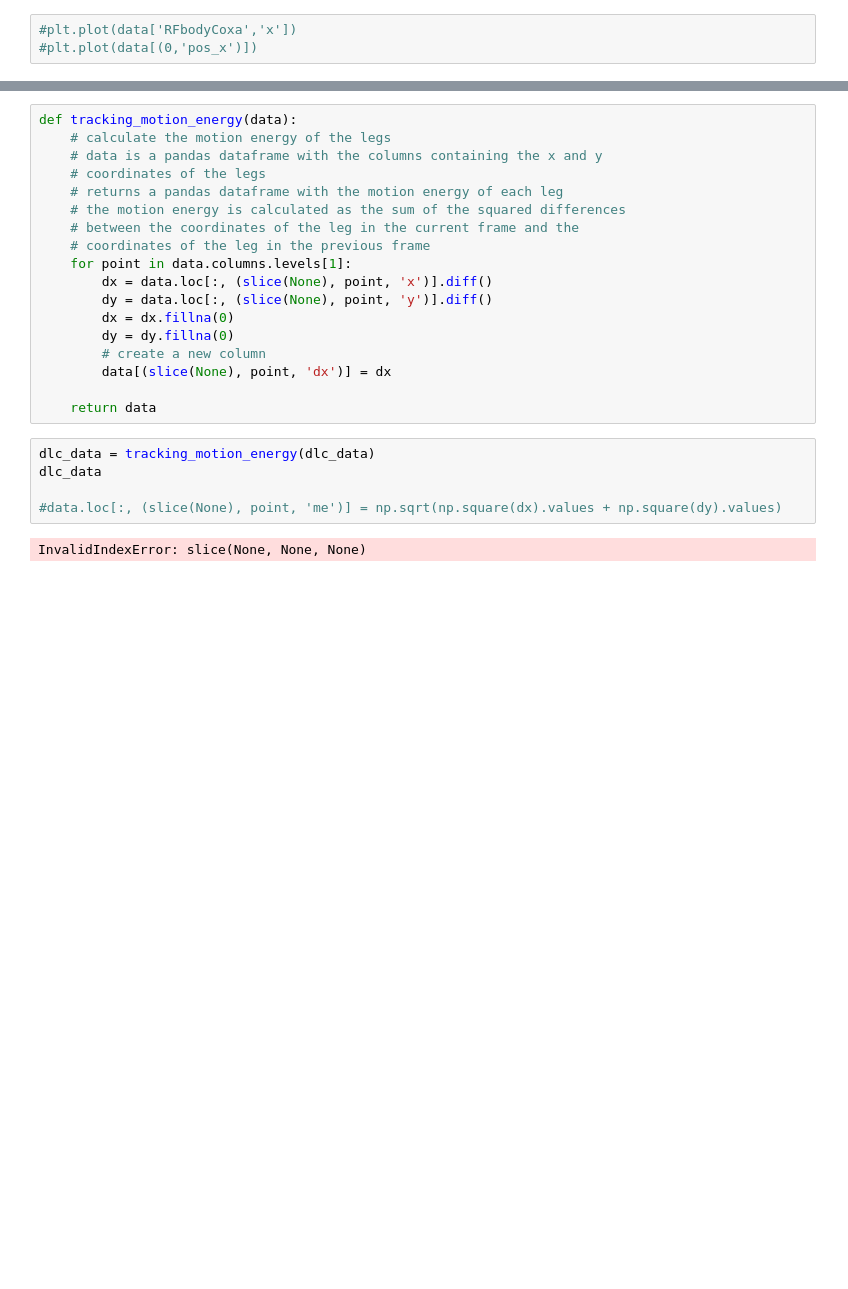
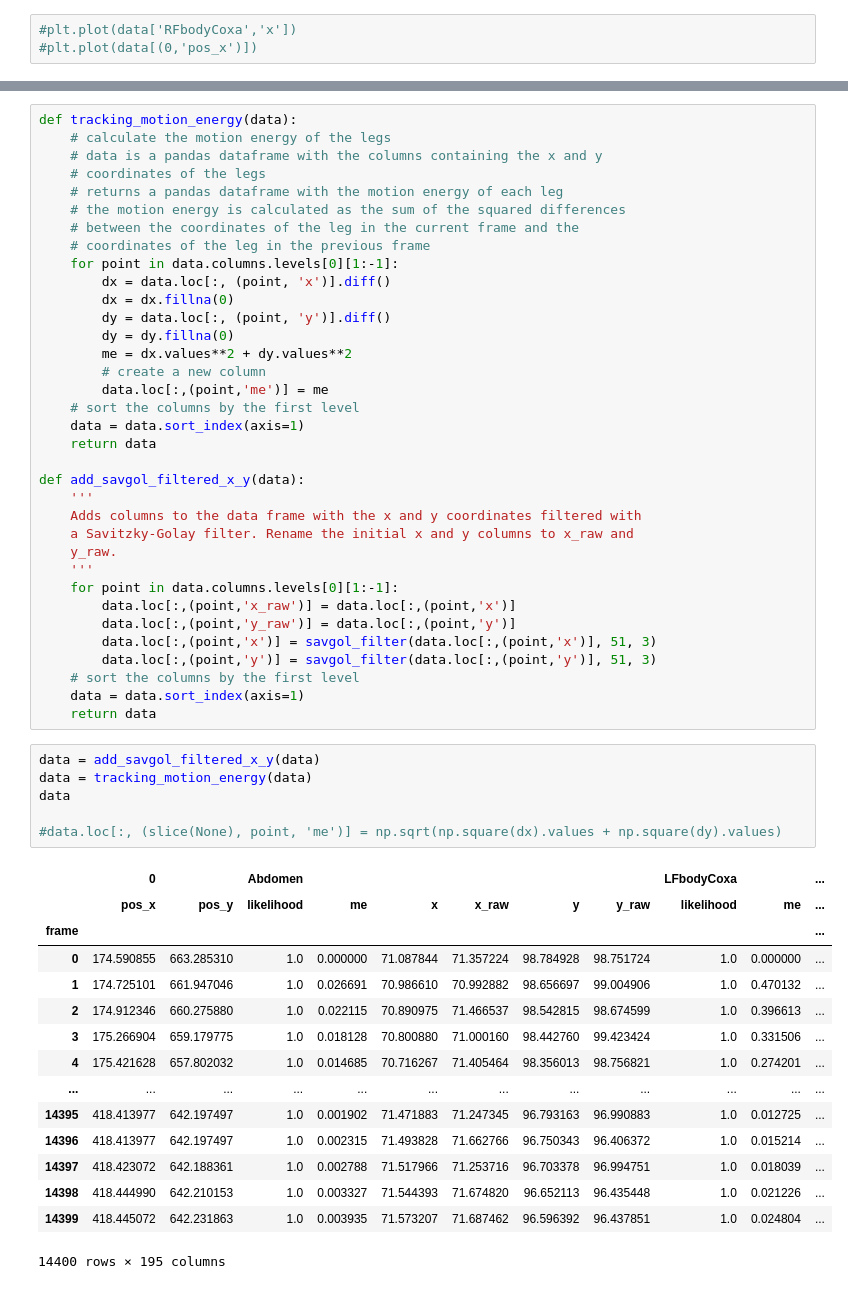
Before and after one commit to NeLy-EPFL/dn_networks, a Jupyter notebook: dn_experiments/optobot_test_ground.ipynb, the cells around one changed output, grey strips where cells are left out. Cells and saved outputs as stored; diff of their text form; blank space fills up the shorter version.

```diff
--- a/dn_experiments/optobot_test_ground.ipynb
+++ b/dn_experiments/optobot_test_ground.ipynb
@@ -172,19 +150,51 @@ def tracking_motion_energy(data):
     # the motion energy is calculated as the sum of the squared differences
     # between the coordinates of the leg in the current frame and the
     # coordinates of the leg in the previous frame
-    for point in data.columns.levels[1]:
-        dx = data.loc[:, (slice(None), point, 'x')].diff()
-        dy = data.loc[:, (slice(None), point, 'y')].diff()
+    for point in data.columns.levels[0][1:-1]:
+        dx = data.loc[:, (point, 'x')].diff()
         dx = dx.fillna(0)
+        dy = data.loc[:, (point, 'y')].diff()
         dy = dy.fillna(0)
+        me = dx.values**2 + dy.values**2
         # create a new column
-        data[(slice(None), point, 'dx')] = dx
+        data.loc[:,(point,'me')] = me
+    # sort the columns by the first level
+    data = data.sort_index(axis=1)
+    return data
 
+def add_savgol_filtered_x_y(data):
+    '''
+    Adds columns to the data frame with the x and y coordinates filtered with
+    a Savitzky-Golay filter. Rename the initial x and y columns to x_raw and
+    y_raw.
+    '''
+    for point in data.columns.levels[0][1:-1]:
+        data.loc[:,(point,'x_raw')] = data.loc[:,(point,'x')]
+        data.loc[:,(point,'y_raw')] = data.loc[:,(point,'y')]
+        data.loc[:,(point,'x')] = savgol_filter(data.loc[:,(point,'x')], 51, 3)
+        data.loc[:,(point,'y')] = savgol_filter(data.loc[:,(point,'y')], 51, 3)
+    # sort the columns by the first level
+    data = data.sort_index(axis=1)
     return data
 # %%
-dlc_data = tracking_motion_energy(dlc_data)
-dlc_data
+data = add_savgol_filtered_x_y(data)
+data = tracking_motion_energy(data)
+data
 
 #data.loc[:, (slice(None), point, 'me')] = np.sqrt(np.square(dx).values + np.square(dy).values)
 # %% [output]
+|  | 0 |  | Abdomen |  |  |  |  |  | LFbodyCoxa |  | ... |
+|  | pos_x | pos_y | likelihood | me | x | x_raw | y | y_raw | likelihood | me | ... |
+| frame |  |  |  |  |  |  |  |  |  |  | ... |
+| 0 | 174.590855 | 663.285310 | 1.0 | 0.000000 | 71.087844 | 71.357224 | 98.784928 | 98.751724 | 1.0 | 0.000000 | ... |
+| 1 | 174.725101 | 661.947046 | 1.0 | 0.026691 | 70.986610 | 70.992882 | 98.656697 | 99.004906 | 1.0 | 0.470132 | ... |
+| 2 | 174.912346 | 660.275880 | 1.0 | 0.022115 | 70.890975 | 71.466537 | 98.542815 | 98.674599 | 1.0 | 0.396613 | ... |
+| 3 | 175.266904 | 659.179775 | 1.0 | 0.018128 | 70.800880 | 71.000160 | 98.442760 | 99.423424 | 1.0 | 0.331506 | ... |
+| 4 | 175.421628 | 657.802032 | 1.0 | 0.014685 | 70.716267 | 71.405464 | 98.356013 | 98.756821 | 1.0 | 0.274201 | ... |
+| ... | ... | ... | ... | ... | ... | ... | ... | ... | ... | ... | ... |
+| 14395 | 418.413977 | 642.197497 | 1.0 | 0.001902 | 71.471883 | 71.247345 | 96.793163 | 96.990883 | 1.0 | 0.012725 | ... |
+| 14396 | 418.413977 | 642.197497 | 1.0 | 0.002315 | 71.493828 | 71.662766 | 96.750343 | 96.406372 | 1.0 | 0.015214 | ... |
+| 14397 | 418.423072 | 642.188361 | 1.0 | 0.002788 | 71.517966 | 71.253716 | 96.703378 | 96.994751 | 1.0 | 0.018039 | ... |
+| 14398 | 418.444990 | 642.210153 | 1.0 | 0.003327 | 71.544393 | 71.674820 | 96.652113 | 96.435448 | 1.0 | 0.021226 | ... |
+| 14399 | 418.445072 | 642.231863 | 1.0 | 0.003935 | 71.573207 | 71.687462 | 96.596392 | 96.437851 | 1.0 | 0.024804 | ... |
-InvalidIndexError: slice(None, None, None)
+14400 rows × 195 columns
```
Also changed, not shown: parts of 18 cells of this notebook, 6 other files.
